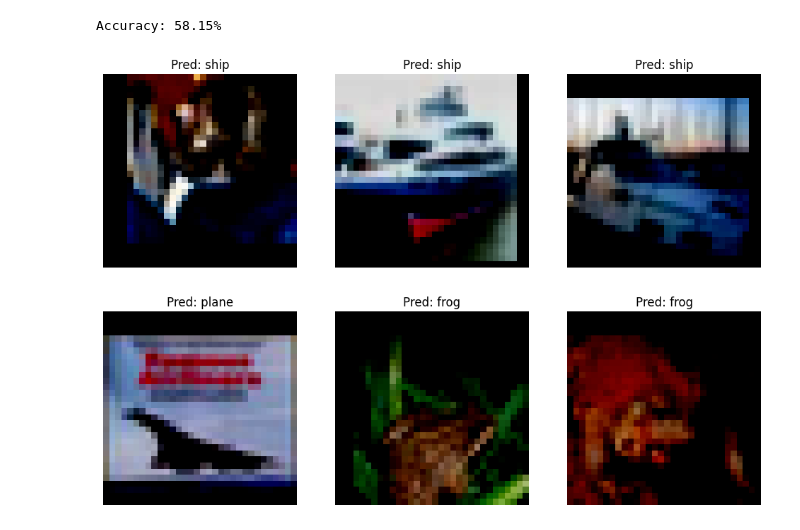
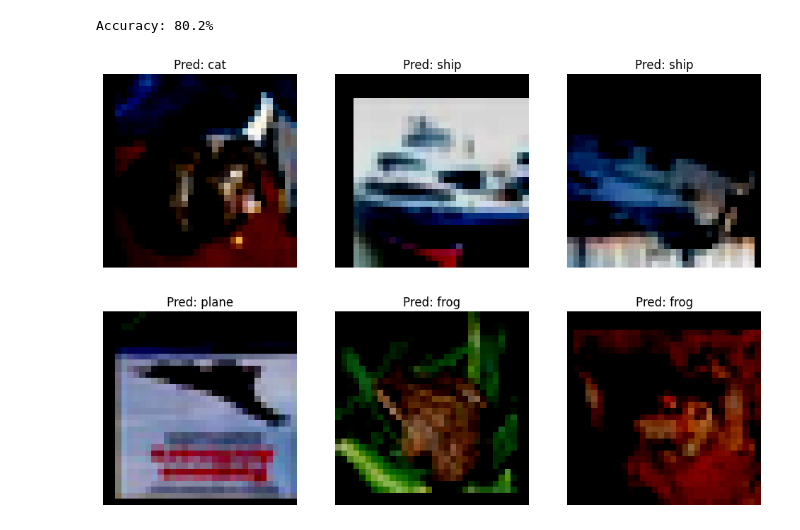
Before and after one commit to muxammadali74/Cifar10, a Jupyter notebook: cifar10.ipynb, the cells around one changed output. Drawn from its saved outputs; the diff is of its cells as text; code cells hidden in the pictures.

```diff
--- a/cifar10.ipynb
+++ b/cifar10.ipynb
@@ -62,3 +64,12 @@ class Net(nn.Module):
         return x
 
 net = Net()
+# %%
+import torchvision.models as models
+
+model = models.resnet18(pretrained=True)
+for param in model.layer4.parameters():
+    param.requires_grad = True
+
+num_ftrs = model.fc.in_features
+model.fc = torch.nn.Linear(num_ftrs, 10)
@@ -65,23 +78,30 @@ net = Net()
 # %%
 criterion = nn.CrossEntropyLoss()
-optimizer = optim.SGD(net.parameters(),  lr=0.001, momentum= 0.9)
+optimizer = optim.SGD(model.parameters(),  lr=0.001, momentum= 0.9)
+scheduler = torch.optim.lr_scheduler.ReduceLROnPlateau(optimizer, mode='min', factor=0.1, patience=5, verbose=True)
 # %%
-def Train(model, train_loader,criterion, optimizer, epochs):
+def Train(model, train_loader, criterion, optimizer, scheduler, epochs):
     for epoch in range(epochs):
         running_loss = 0
+        model.train()
+
         for images, labels in train_loader:
+
             optimizer.zero_grad()
 
             outputs = model(images)
             loss = criterion(outputs, labels)
 
             loss.backward()
-
             optimizer.step()
 
-            running_loss+= loss.item()
+            running_loss += loss.item()
 
-        print(f"Epoch: {epoch+1}/{epochs}, Loss:{running_loss/len(train_loader)}")
+
+        epoch_loss = running_loss / len(train_loader)
+        print(f"Epoch: {epoch+1}/{epochs}, Loss: {epoch_loss}")
+
+        scheduler.step(epoch_loss)
 # %%
-Train(net, train_loader, criterion, optimizer, 50)
+Train(model, train_loader, criterion, optimizer,scheduler, 50)
 # %% [output]
@@ -116,28 +136,28 @@ def test(model, test_loader):
     print(f"Accuracy: {100* correct / total}%")
 
 
-test(net, test_loader)
+test(model, test_loader)
 # %% [output]
-Accuracy: 58.15%
+Accuracy: 80.2%
 # %%
 classes = ['plane', 'car', 'bird', 'cat',
            'deer', 'dog', 'frog', 'horse', 'ship', 'truck']
 # %%
 def show_predictions(model, test_loader):
     model.eval()
     images, labels = next(iter(test_loader))
     outputs = model(images)
     _, preds = torch.max(outputs, 1)
 
     fig, axes = plt.subplots(2, 3, figsize=(12, 8))
     axes = axes.flatten()
     for idx in range(6):
         ax = axes[idx]
         ax.imshow(images[idx].permute(1, 2, 0).numpy())
         ax.set_title(f"Pred: {classes[preds[idx].item()]}")
         ax.axis('off')
     plt.show()
 
-show_predictions(net, test_loader)
+show_predictions(model, test_loader)
 # %% [output]
-[figure, old version]
+[figure, new version]
```
Also changed, not shown: parts of 6 cells of this notebook.
